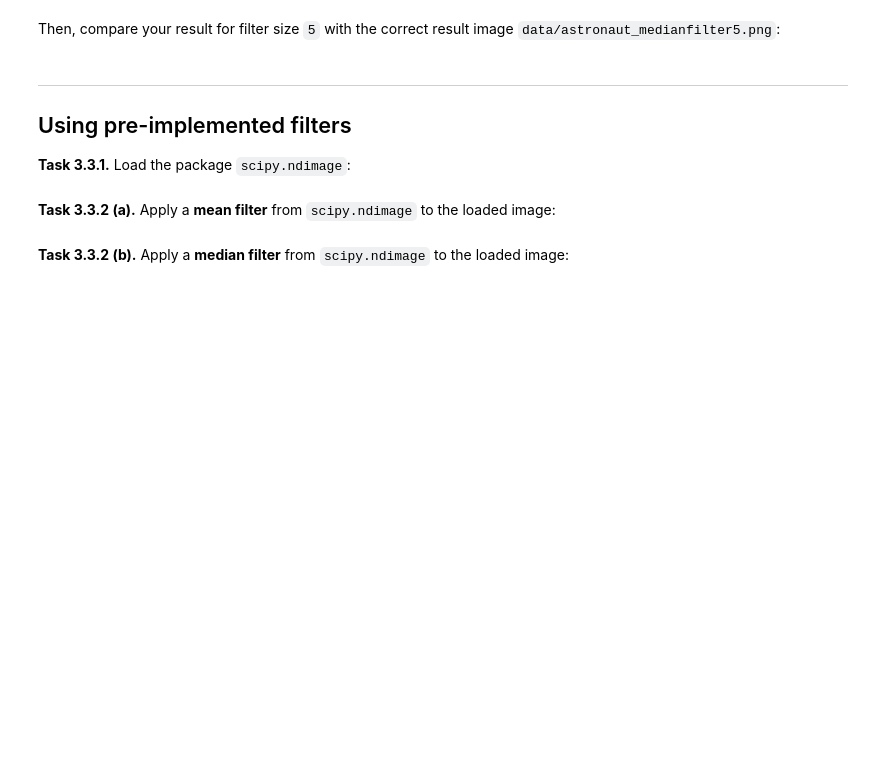
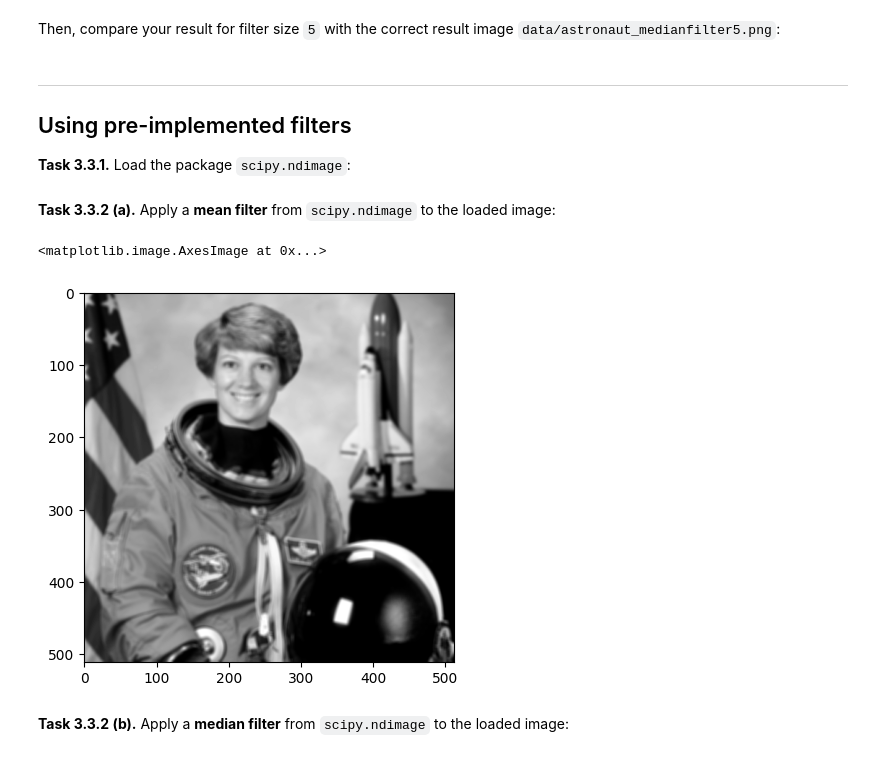
Before and after one commit to MarieSchnabel/mobi-fs3-python, a Jupyter notebook: task3.ipynb, the cells around one changed output. Drawn from its saved outputs; the diff is of its cells as text; code cells hidden in the pictures; blank space fills up the shorter version.

```diff
--- a/task3.ipynb
+++ b/task3.ipynb
@@ -61,4 +89,10 @@ Then, compare your result for filter size `5` with the correct result image `dat
 # %% [markdown]
 **<a id="#">Task 3.3.2 (a).</a>** Apply a **mean filter** from `scipy.ndimage` to the loaded image:
+# %%
+imgu = scipy.ndimage.uniform_filter(img, 5)
+plt.imshow(imgu, 'grey')
+# %% [output]
+<matplotlib.image.AxesImage at 0x...>
+[figure, added]
 # %% [markdown]
 **<a id="#">Task 3.3.2 (b).</a>** Apply a **median filter** from `scipy.ndimage` to the loaded image:
```
Also changed, not shown: parts of 13 cells of this notebook.
